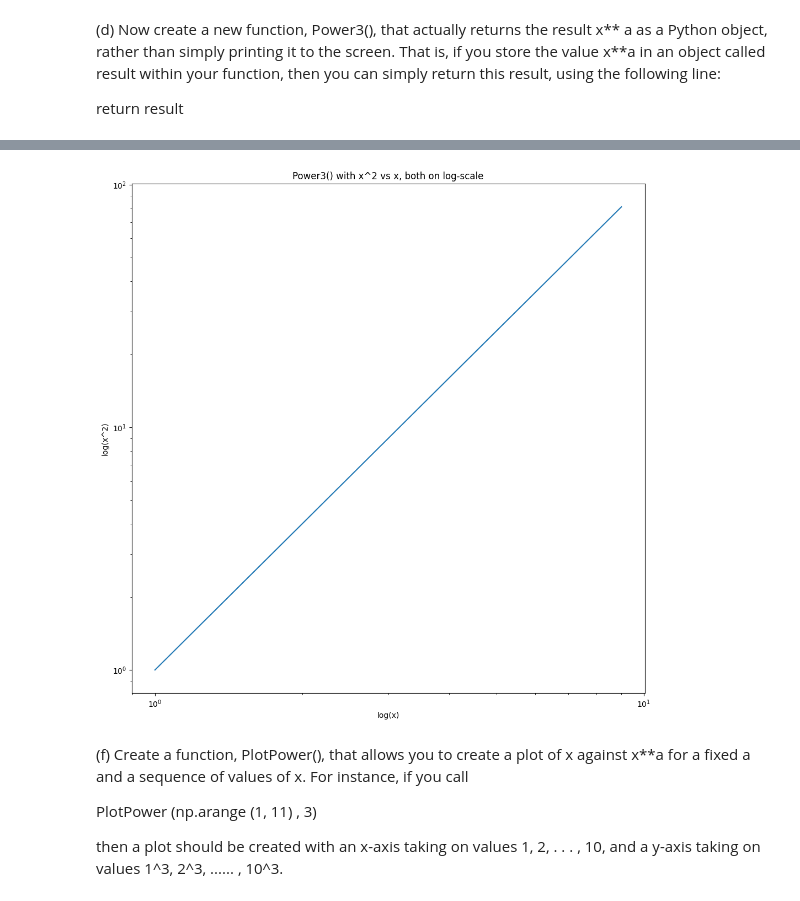
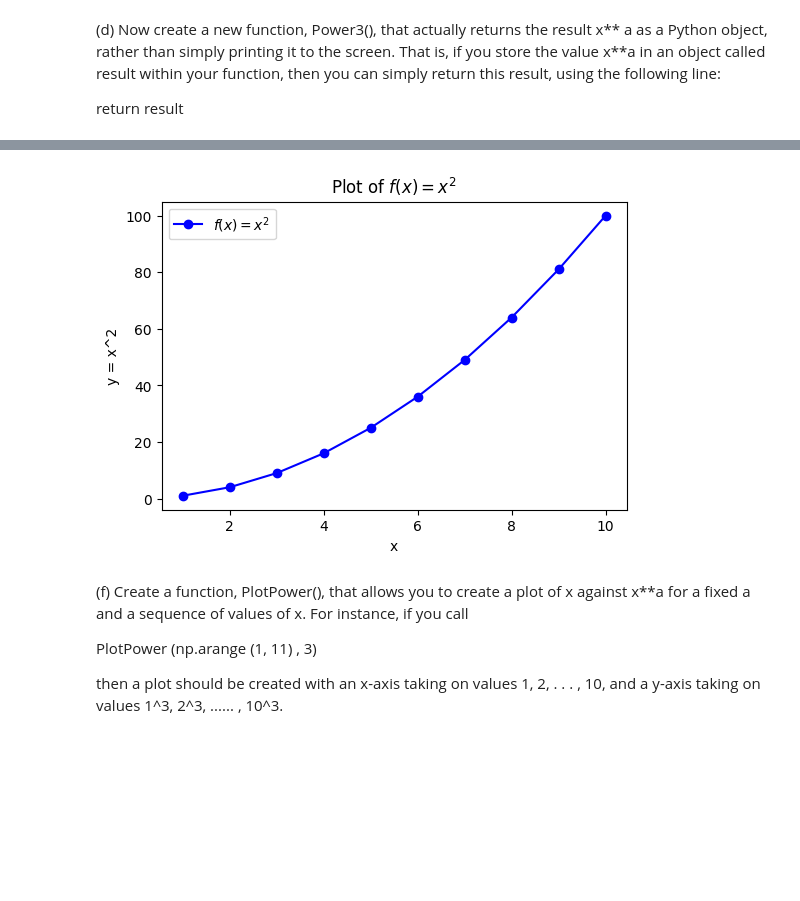
Before and after one commit to andyponn/2025_Fraud-Detection-project, a Jupyter notebook: ML/1103hwQ3.ipynb, the cells around one changed output, grey strips where cells are left out. Saved outputs shown, nothing was run; the diff lists cells and outputs as text; code cells hidden in the pictures; blank space fills up the shorter version.

```diff
--- a/ML/1103hwQ3.ipynb
+++ b/ML/1103hwQ3.ipynb
@@ -49,11 +45,0 @@ The x-axis should display a range of integers from 1 to 10, and the y-axis shoul
-# %%
-import numpy as np
-import matplotlib.pyplot as plt
-x = np.arange(1,10)
-y = Power3(x,2)
-fig, ax = plt.subplots(figsize=(12,12))
-ax.set_xscale('log')
-ax.set_title('Power3() with x^2 vs x on log-scale')
-ax.set_xlabel('log(x)')
-ax.set_ylabel('y=x^2')
-ax.plot(x,y);
@@ -62,13 +46,39 @@ ax.plot(x,y);
-# %%
-fig, ax = plt.subplots(figsize=(12,12))
-ax.set_xscale('log')
-ax.set_yscale('log')
-ax.set_title('Power3() with x^2 vs x, both on log-scale')
-ax.set_xlabel('log(x)')
-ax.set_ylabel('log(x^2)')
-ax.plot(x,y);
-# %% [output]
-[figure, removed]
+# %%
+import matplotlib.pyplot as plt
+
+# 定義 Power3 函數
+def Power3(x, a):
+    result = x**a
+    return result
+
+# 建立 x 值（1 到 10 的整數）
+x_values = range(1, 11)
+
+# 計算 y = x^2
+y_values = [Power3(x, 2) for x in x_values]
+
+# 建立圖形與座標軸
+fig, ax = plt.subplots(figsize=(6,4))
+
+# 畫線圖
+ax.plot(x_values, y_values, marker='o', linestyle='-', color='b', label=r'$f(x)=x^2$')
+
+# 設定標題與軸標籤
+ax.set_title('Plot of $f(x) = x^2$')
+ax.set_xlabel('x')
+ax.set_ylabel('y = x^2')
+
+# 若要使用對數刻度，可以取消註解以下其中一行或兩行：
+# ax.set_xscale('log')   # x 軸對數尺度
+# ax.set_yscale('log')   # y 軸對數尺度
+
+# 顯示圖例
+ax.legend()
+
+# 顯示圖形
+plt.show()
+# %% [output]
+[figure, added]
 # %% [markdown]
 (f) Create a function, PlotPower(), that allows you to create a plot of x against x**a for a fixed a and a sequence of values of x. For instance, if you call
 
```
Also changed, not shown: parts of 5 cells of this notebook.
